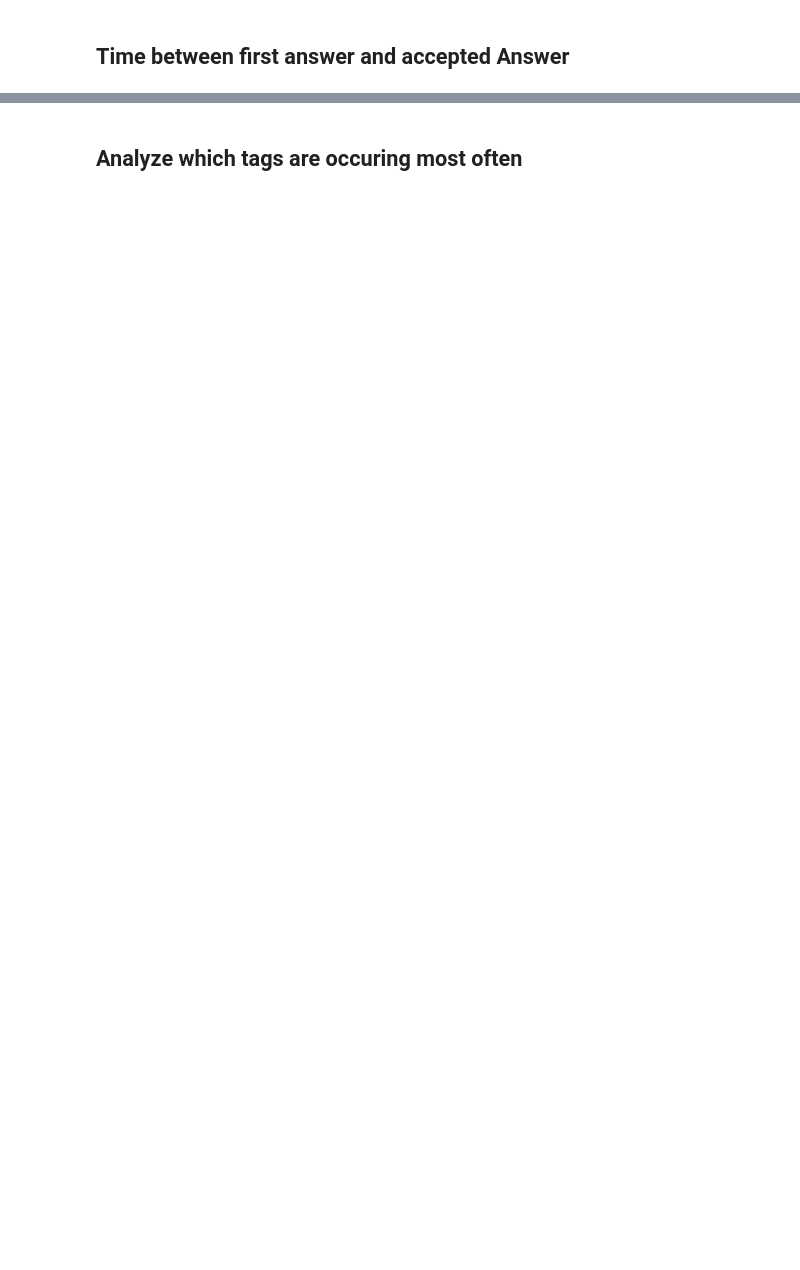
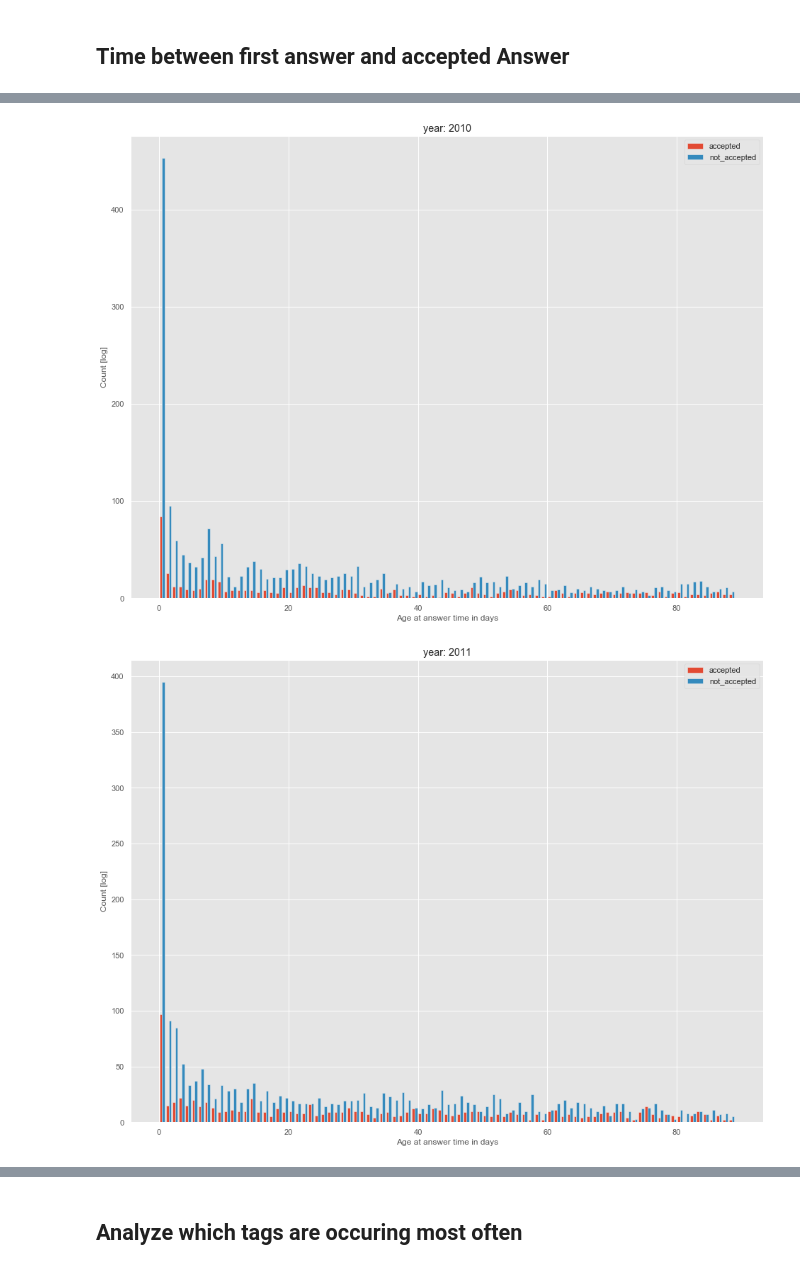
Before and after one commit to elvisnava/DSLab-StackOverflow, a Jupyter notebook: data-exploration/1_Overview.ipynb, the cells around one changed output, grey strips where cells are left out. Cells and saved outputs as stored; diff of their text form; code cells hidden in the pictures; blank space fills up the shorter version.

```diff
--- a/data-exploration/1_Overview.ipynb
+++ b/data-exploration/1_Overview.ipynb
@@ -193,14 +222,27 @@ user_age_at_answer_times = pd.read_sql_query(q, cnx)
 # %%
 #user_age_at_answer_times[user_age_at_answer_times.user_age_at_answer_time > pd.Timedelta(0)].sort_values("user_age_at_answer_time")
 # %%
-user_age_in_days = user_age_at_answer_times.user_age_at_answer_time / pd.Timedelta('1 day')
-question_age_in_days = user_age_at_answer_times.age_of_question / pd.Timedelta('1 day')
+def plot_user_age_distribution(_user_ages):
+    plt.figure()
+    user_age_in_days = _user_ages.user_age_at_answer_time / pd.Timedelta('1 day')
+    question_age_in_days = _user_ages.age_of_question / pd.Timedelta('1 day')
 
-user_age_accepted = user_age_in_days[user_age_at_answer_times.accepted]
-user_age_not_accepted = user_age_in_days[np.invert(user_age_at_answer_times.accepted)]
+    user_age_accepted = user_age_in_days[_user_ages.accepted]
+    user_age_not_accepted = user_age_in_days[np.invert(_user_ages.accepted)]
 
-_ = plt.hist([user_age_accepted, user_age_not_accepted], bins=np.linspace(0, 3200, 30), label=['accepted', 'not_accepted'], log=True)
-plt.xlabel("Age at answer time in days")
-plt.ylabel("Count [log]")
-plt.legend()
-# plt.scatter(x=question_age_in_days, y=user_age_in_days)
+    _ = plt.hist([user_age_accepted, user_age_not_accepted],
+                 bins=np.arange(90),
+                 label=['accepted', 'not_accepted'],
+                 log=False)
+    plt.xlabel("Age at answer time in days")
+    plt.ylabel("Count [log]")
+    plt.legend()
+    # plt.scatter(x=question_age_in_days, y=user_age_in_days)
+# %%
+for y in range(2010, 2019):
+    mask = (user_age_at_answer_times.date_of_answer.dt.year == y)
+    plot_user_age_distribution(user_age_at_answer_times[mask])
+    plt.title("year: {}".format(y))
+# %% [output]
+[figure, added]
+[figure, added]
```
Also changed, not shown: parts of 23 cells of this notebook, 4 other files.
